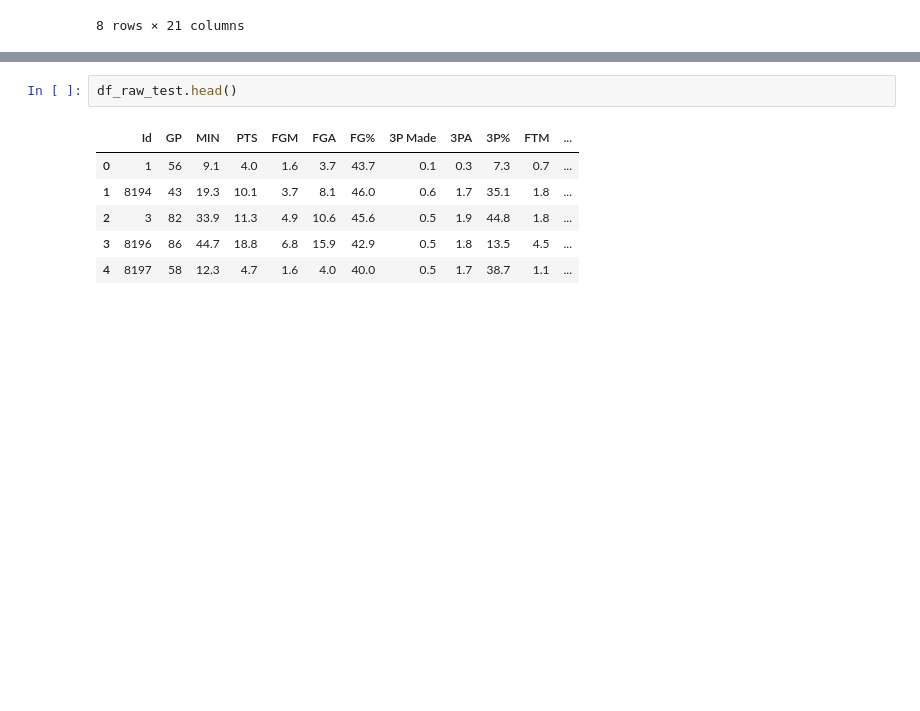
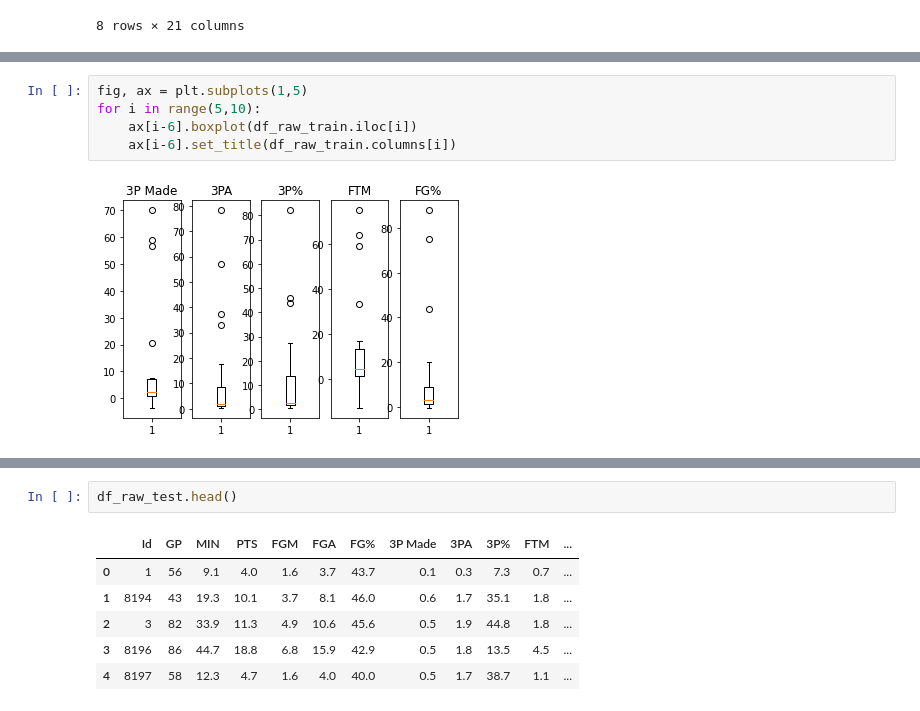
Before and after one commit to JKaur1992/adsi_at1, a Jupyter notebook: notebooks/data_understanding_EDA.ipynb, the cells around one changed output, grey strips where cells are left out. Saved outputs shown, nothing was run; the diff lists cells and outputs as text; blank space fills up the shorter version.

```diff
--- a/notebooks/data_understanding_EDA.ipynb
+++ b/notebooks/data_understanding_EDA.ipynb
@@ -63,0 +85,7 @@ df_raw_train.describe()
+# %%
+fig, ax = plt.subplots(1,5)
+for i in range(5,10):
+    ax[i-6].boxplot(df_raw_train.iloc[i])
+    ax[i-6].set_title(df_raw_train.columns[i])
+# %% [output]
+[figure, added]
```
Also changed, not shown: parts of 10 cells of this notebook, 1 other file.
